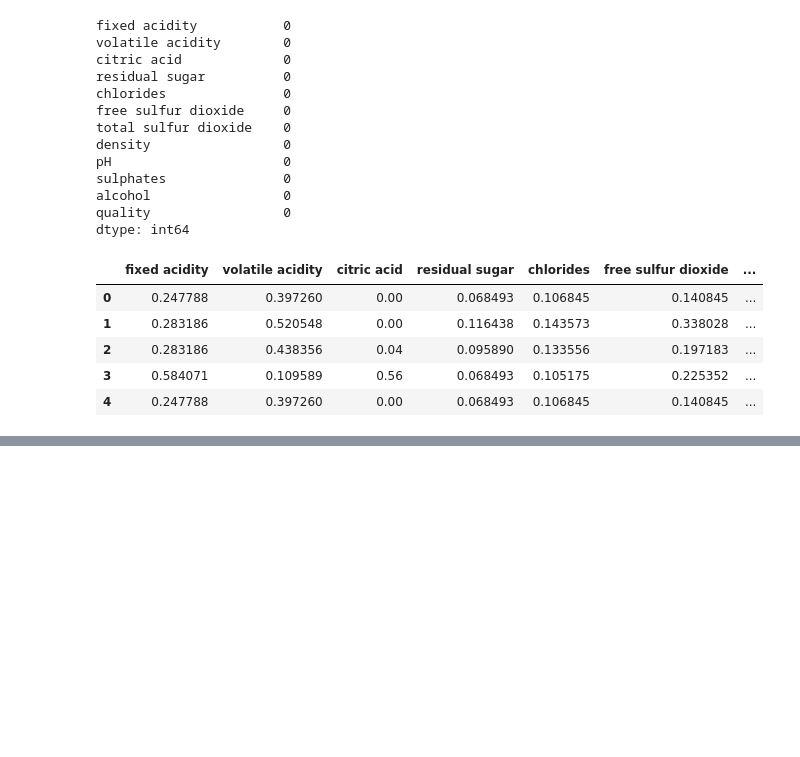
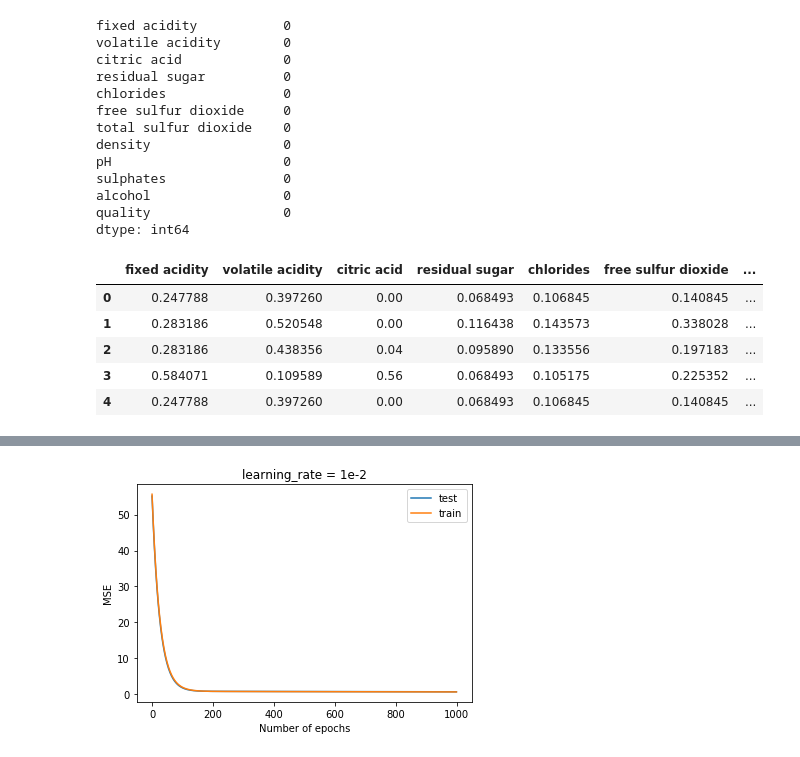
Before and after one commit to parmardiwakar150/Assignment-2, a Jupyter notebook: Assignment2_SGD.ipynb, the cells around one changed output, grey strips where cells are left out. Saved outputs shown, nothing was run; the diff lists cells and outputs as text; code cells hidden in the pictures; blank space fills up the shorter version.

```diff
--- a/Assignment2_SGD.ipynb
+++ b/Assignment2_SGD.ipynb
@@ -102,0 +120,15 @@ plt.show()
+# %%
+loss_train, loss_test = model_training(X_train.copy(), y_train.copy(), X_test.copy(),
+                                       y_test.copy(), weights.copy(), learning_rate=1e-2)
+# %%
+fig, ax = plt.subplots(1, 1)
+ax.plot(loss_test, label='test')
+plt.title('test loss')
+ax.plot(loss_train, label='train')
+plt.title('learning_rate = 1e-2')
+plt.xlabel('Number of epochs')
+plt.ylabel('MSE')
+plt.legend()
+plt.show()
+# %% [output]
+[figure, added]
```
Also changed, not shown: parts of 15 cells of this notebook, 1 other file.
